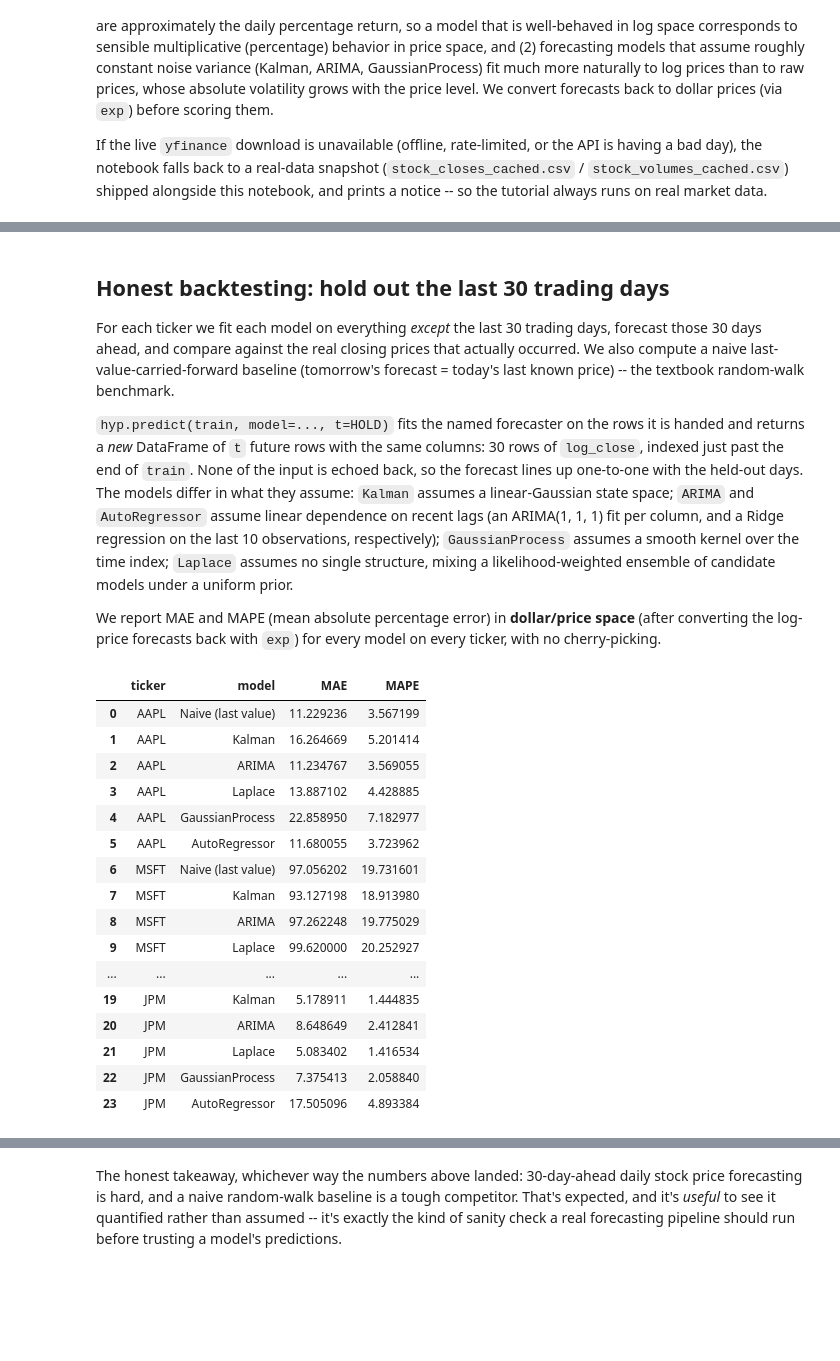
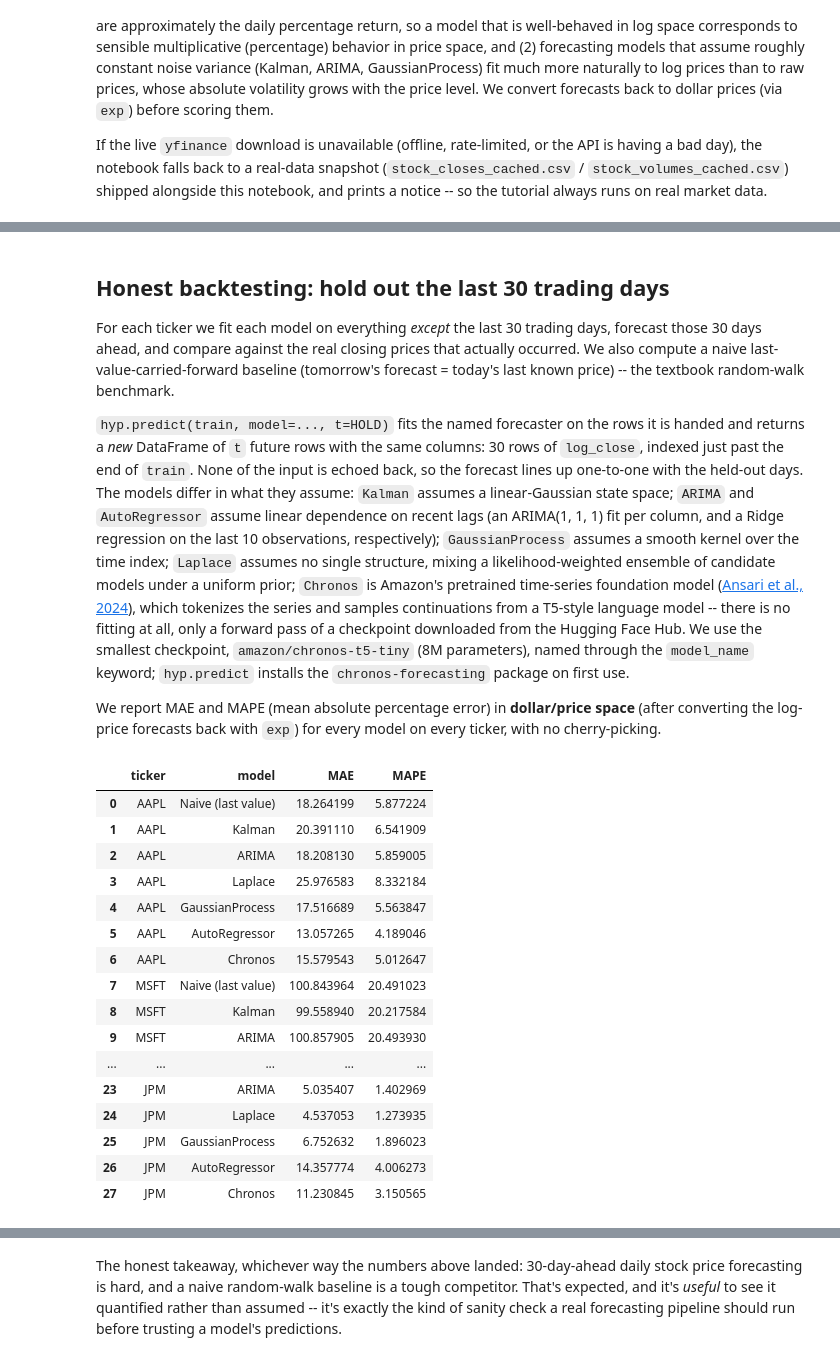
Before and after one commit to ContextLab/hypertools, a Jupyter notebook: docs/tutorials/stock_forecasting.ipynb, the cells around one changed output, grey strips where cells are left out. Drawn from its saved outputs; the diff is of its cells as text; code cells hidden in the pictures; blank space fills up the shorter version.

```diff
--- a/docs/tutorials/stock_forecasting.ipynb
+++ b/docs/tutorials/stock_forecasting.ipynb
@@ -148,59 +141,76 @@ dependence on recent lags (an ARIMA(1, 1, 1) fit per column, and a Ridge
 regression on the last 10 observations, respectively); `GaussianProcess`
 assumes a smooth kernel over the time index; `Laplace` assumes no single
 structure, mixing a likelihood-weighted ensemble of candidate models under
-a uniform prior.
+a uniform prior; `Chronos` is Amazon's pretrained time-series foundation
+model ([Ansari et al., 2024](https://arxiv.org/abs/2403.07815)), which
+tokenizes the series and samples continuations from a T5-style language
+model -- there is no fitting at all, only a forward pass of a checkpoint
+downloaded from the Hugging Face Hub. We use the smallest checkpoint,
+`amazon/chronos-t5-tiny` (8M parameters), named through the `model_name`
+keyword; `hyp.predict` installs the `chronos-forecasting` package on first
+use.
 
 We report MAE and MAPE (mean absolute percentage error) in **dollar/price
 space** (after converting the log-price forecasts back with `exp`) for
 every model on every ticker, with no cherry-picking.
 # %%
-models = ['Kalman', 'ARIMA', 'Laplace', 'GaussianProcess', 'AutoRegressor']
+# model name -> the spec handed to hyp.predict(model=...). A plain string
+# names a model with its defaults; a dict carries keyword arguments.
+model_specs = {
+    'Kalman': 'Kalman',
+    'ARIMA': 'ARIMA',
+    'Laplace': 'Laplace',
+    'GaussianProcess': 'GaussianProcess',
+    'AutoRegressor': 'AutoRegressor',
+    'Chronos': {'model': 'Chronos', 'kwargs': {'model_name': 'amazon/chronos-t5-tiny'}},
+}
+models = list(model_specs)
 
 rows = []
 forecasts = {}   # (ticker, model) -> the 30-row forecast, reused below
 for tk in tickers:
     df = datasets[tk]
     train = df.iloc[:-HOLD].reset_index(drop=True)
     actual_price = np.exp(df.iloc[-HOLD:]['log_close'].values)
 
     # naive baseline: carry the last training price forward
     naive_price = np.full(HOLD, np.exp(train['log_close'].values[-1]))
     rows.append({
         'ticker': tk, 'model': 'Naive (last value)',
         'MAE': np.mean(np.abs(naive_price - actual_price)),
         'MAPE': np.mean(np.abs((naive_price - actual_price) / actual_price)) * 100,
     })
 
-    for model in models:
-        forecast = hyp.predict(train, model=model, t=HOLD)
+    for model, spec in model_specs.items():
+        forecast = hyp.predict(train, model=spec, t=HOLD)
         forecasts[(tk, model)] = forecast
         pred_price = np.exp(forecast['log_close'].values)
         rows.append({
             'ticker': tk, 'model': model,
             'MAE': np.mean(np.abs(pred_price - actual_price)),
             'MAPE': np.mean(np.abs((pred_price - actual_price) / actual_price)) * 100,
         })
 
 results = pd.DataFrame(rows)
 results
 # %% [output]
 |  | ticker | model | MAE | MAPE |
-| 0 | AAPL | Naive (last value) | 11.229236 | 3.567199 |
-| 1 | AAPL | Kalman | 16.264669 | 5.201414 |
-| 2 | AAPL | ARIMA | 11.234767 | 3.569055 |
-| 3 | AAPL | Laplace | 13.887102 | 4.428885 |
-| 4 | AAPL | GaussianProcess | 22.858950 | 7.182977 |
-| 5 | AAPL | AutoRegressor | 11.680055 | 3.723962 |
-| 6 | MSFT | Naive (last value) | 97.056202 | 19.731601 |
-| 7 | MSFT | Kalman | 93.127198 | 18.913980 |
-| 8 | MSFT | ARIMA | 97.262248 | 19.775029 |
-| 9 | MSFT | Laplace | 99.620000 | 20.252927 |
+| 0 | AAPL | Naive (last value) | 18.264199 | 5.877224 |
+| 1 | AAPL | Kalman | 20.391110 | 6.541909 |
+| 2 | AAPL | ARIMA | 18.208130 | 5.859005 |
+| 3 | AAPL | Laplace | 25.976583 | 8.332184 |
+| 4 | AAPL | GaussianProcess | 17.516689 | 5.563847 |
+| 5 | AAPL | AutoRegressor | 13.057265 | 4.189046 |
+| 6 | AAPL | Chronos | 15.579543 | 5.012647 |
+| 7 | MSFT | Naive (last value) | 100.843964 | 20.491023 |
+| 8 | MSFT | Kalman | 99.558940 | 20.217584 |
+| 9 | MSFT | ARIMA | 100.857905 | 20.493930 |
 | ... | ... | ... | ... | ... |
-| 19 | JPM | Kalman | 5.178911 | 1.444835 |
-| 20 | JPM | ARIMA | 8.648649 | 2.412841 |
-| 21 | JPM | Laplace | 5.083402 | 1.416534 |
-| 22 | JPM | GaussianProcess | 7.375413 | 2.058840 |
-| 23 | JPM | AutoRegressor | 17.505096 | 4.893384 |
+| 23 | JPM | ARIMA | 5.035407 | 1.402969 |
+| 24 | JPM | Laplace | 4.537053 | 1.273935 |
+| 25 | JPM | GaussianProcess | 6.752632 | 1.896023 |
+| 26 | JPM | AutoRegressor | 14.357774 | 4.006273 |
+| 27 | JPM | Chronos | 11.230845 | 3.150565 |
 # %%
 mape_table = results.pivot(index='model', columns='ticker', values='MAPE')
 mape_table['mean'] = mape_table.mean(axis=1)
```
Also changed, not shown: parts of 13 cells of this notebook, 19 other files.
